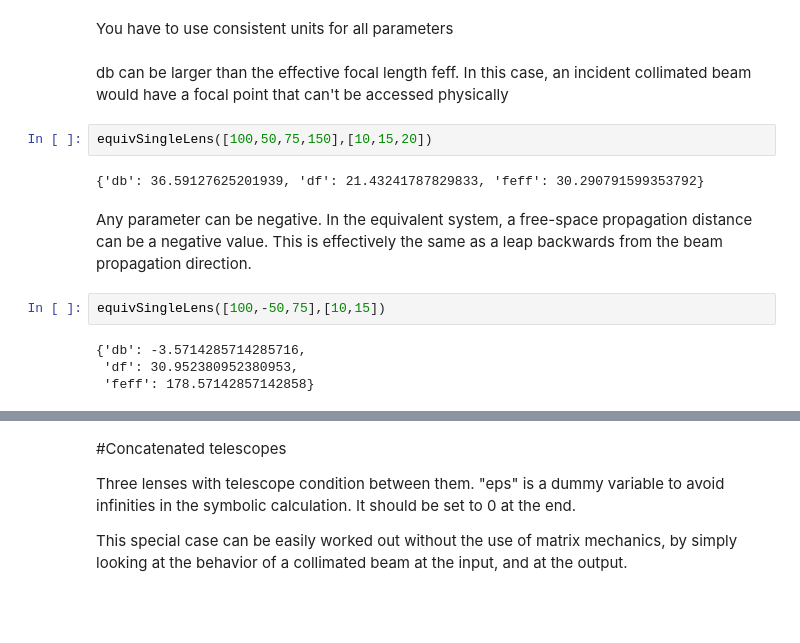
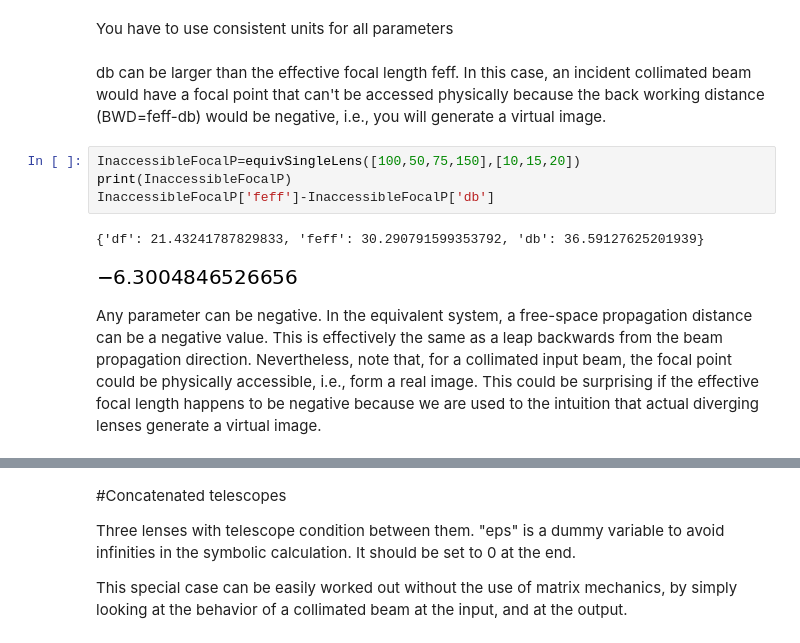
Before and after one commit to habroland/Blog, a Jupyter notebook: EquivalentLens/EquivalentLensCalculator.ipynb, the cells around one changed output, grey strips where cells are left out. Cells and saved outputs as stored; diff of their text form; blank space fills up the shorter version.

```diff
--- a/EquivalentLens/EquivalentLensCalculator.ipynb
+++ b/EquivalentLens/EquivalentLensCalculator.ipynb
@@ -117,16 +117,13 @@ simplify(f4L_inv - 1/Feff1234)
 # %% [markdown]
 You have to use consistent units for all parameters
 # %% [markdown]
-db can be larger than the effective focal length feff. In this case, an incident collimated beam would have a focal point that can't be accessed physically
+db can be larger than the effective focal length feff. In this case, an incident collimated beam would have a focal point that can't be accessed physically because the back working distance (BWD=feff-db) would be negative, i.e., you will generate a virtual image.
 # %%
-equivSingleLens([100,50,75,150],[10,15,20])
+InaccessibleFocalP=equivSingleLens([100,50,75,150],[10,15,20])
+print(InaccessibleFocalP)
+InaccessibleFocalP['feff']-InaccessibleFocalP['db']
 # %% [output]
-{'db': 36.59127625201939, 'df': 21.43241787829833, 'feff': 30.290791599353792}
+{'df': 21.43241787829833, 'feff': 30.290791599353792, 'db': 36.59127625201939}
+[figure, added]
 # %% [markdown]
-Any parameter can be negative. In the equivalent system, a free-space propagation distance can be a negative value. This is effectively the same as a leap backwards from the beam propagation direction.
+Any parameter can be negative. In the equivalent system, a free-space propagation distance can be a negative value. This is effectively the same as a leap backwards from the beam propagation direction. Nevertheless, note that, for a collimated input beam, the focal point could be physically accessible, i.e., form a real image. This could be surprising if the effective focal length happens to be negative because we are used to the intuition that actual diverging lenses generate a virtual image.
-# %%
-equivSingleLens([100,-50,75],[10,15])
-# %% [output]
-{'db': -3.5714285714285716,
- 'df': 30.952380952380953,
- 'feff': 178.57142857142858}
```
Also changed, not shown: parts of 1 cell of this notebook.
